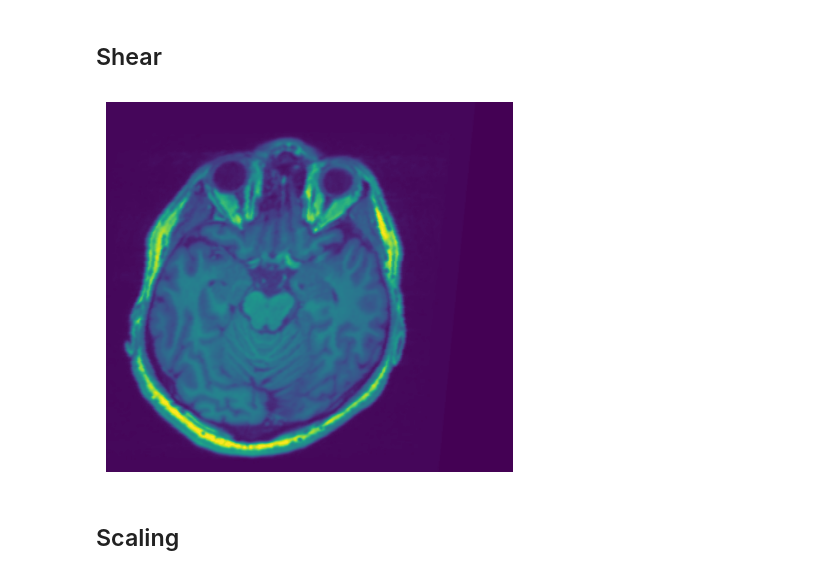
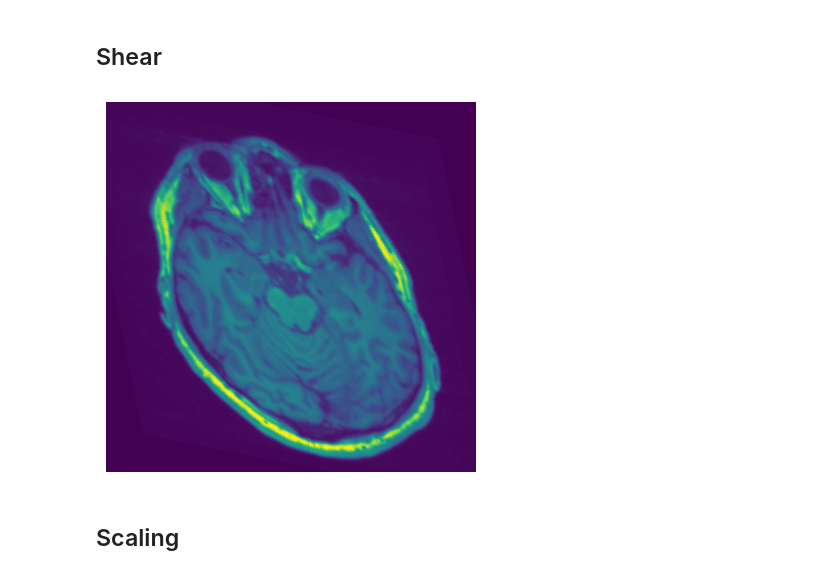
Before and after one commit to kkamall/AljabarLinierDanMatriks-Dataset, a Jupyter notebook: test copy 2.ipynb, the cells around one changed output. Saved outputs shown, nothing was run; the diff lists cells and outputs as text; code cells hidden in the pictures.

```diff
--- a/test copy 2.ipynb
+++ b/test copy 2.ipynb
@@ -94,38 +94,48 @@ plt.show()
 # %%
 import numpy as np
 
-def shear_image(image, shear_factor):
-    # Get image dimensions
+def shear_image(image, shear_factor_x, shear_factor_y):
     height, width = image.shape
 
-    # Calculate the sheared width
-    sheared_width = int(width + abs(shear_factor) * height)
+    sheared_image = np.zeros_like(image)
 
-    # Create a new image to store the sheared result
-    sheared_image = np.zeros((height, sheared_width), dtype=image.dtype)
+    # koordinat tengah gambar
+    center_x, center_y = width // 2, height // 2
 
-    # Perform shear transformation
-    for x in range(height):
-        for y in range(width):
-            # Calculate sheared coordinates
-            sheared_x = x
-            sheared_y = int(y + shear_factor * x)
+    # matrix shear
+    shear_matrix = np.array([
+        [1, shear_factor_x],
+        [shear_factor_y, 1]
+    ], dtype=np.float32)
 
-            # Ensure new coordinates are within bounds
-            if 0 <= sheared_x < height and 0 <= sheared_y < sheared_width:
-                # Assign pixel value from original image to sheared image
+    for x in range(width):
+        for y in range(height):
+            # pindah origin ke tengah
+            new_x = x - center_x
+            new_y = y - center_y
+
+            # terapkan transformasi
+            new_coords = np.dot([new_x, new_y], shear_matrix)
+            sheared_x, sheared_y = new_coords
+
+            # kembalikan origin
+            sheared_x = int(sheared_x + center_y)
+            sheared_y = int(sheared_y + center_x)
+
+            # terapkan pixel jika masih di dalam frame gambar
+            if 0 <= sheared_x < width and 0 <= sheared_y < height:
                 sheared_image[sheared_x, sheared_y] = image[x, y]
 
     return sheared_image
 
-sheared_image = shear_image(image_np, -0.1)
+sheared_image = shear_image(image_np, 0.2, 0.2)
 
 plt.figure()
 plt.imshow(sheared_image)
 plt.axis('off')
 plt.show()
 # %% [output]
-[figure, old version]
+[figure, new version]
 # %% [markdown]
 ## Scaling
 # %%
```
Also changed, not shown: parts of 1 cell of this notebook.
